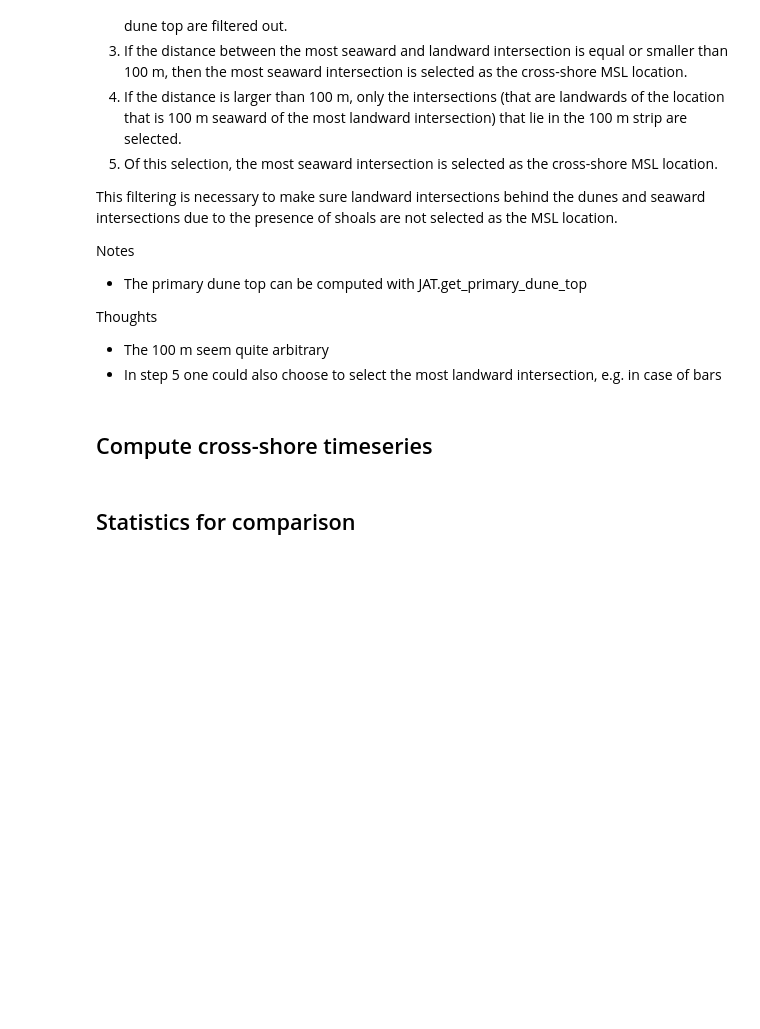
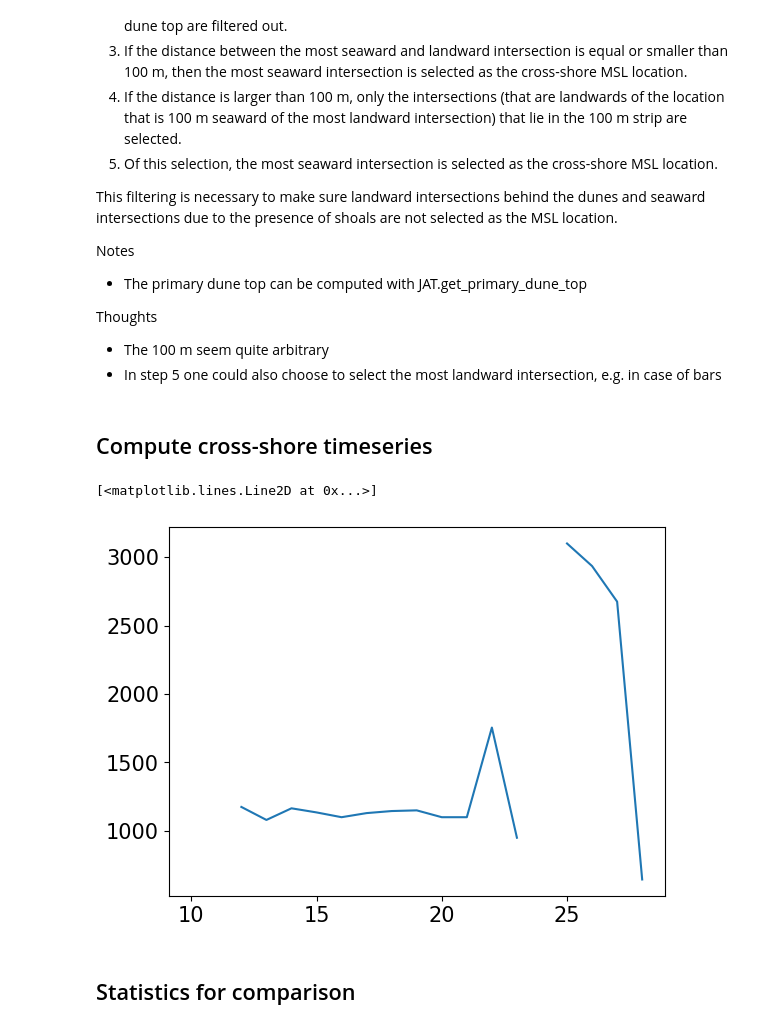
Before and after one commit to 3enedix/P1-data-combination-code, a Jupyter notebook: jarkus_shoreline.ipynb, the cells around one changed output. Drawn from its saved outputs; the diff is of its cells as text; code cells hidden in the pictures; blank space fills up the shorter version.

```diff
--- a/jarkus_shoreline.ipynb
+++ b/jarkus_shoreline.ipynb
@@ -469,3 +469,8 @@ if not os.path.isfile(main_datapath_output + 'cd_jarkus.pkl'):
     cd_jarkus.to_pickle(main_datapath_output + 'cd_jarkus.pkl')
 else:
     cd_jarkus = pd.read_pickle(main_datapath_output + 'cd_jarkus.pkl')
+# %%
+plt.plot(cd_jarkus.loc[4000080, 'var_alt'])
+# %% [output]
+[<matplotlib.lines.Line2D at 0x...>]
+[figure, added]
```
Also changed, not shown: parts of 18 cells of this notebook.
